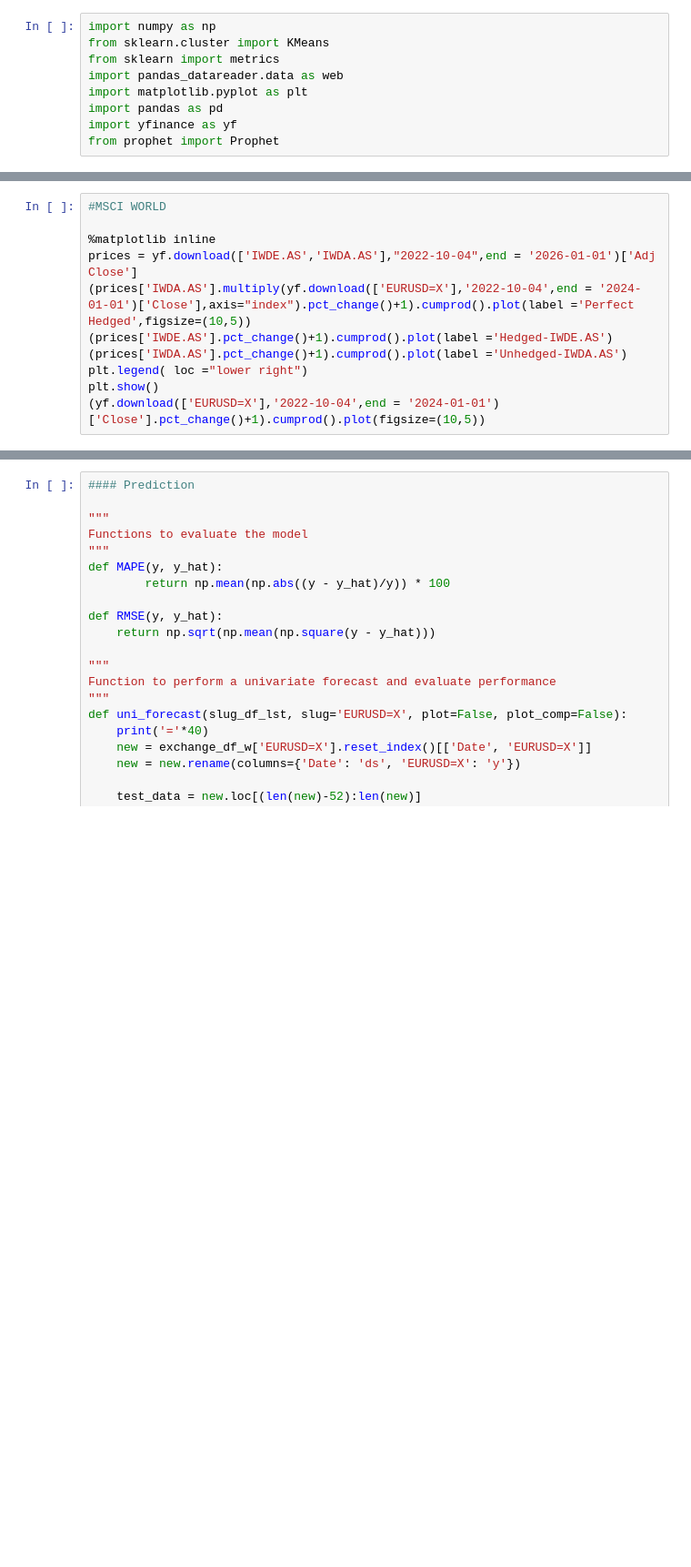
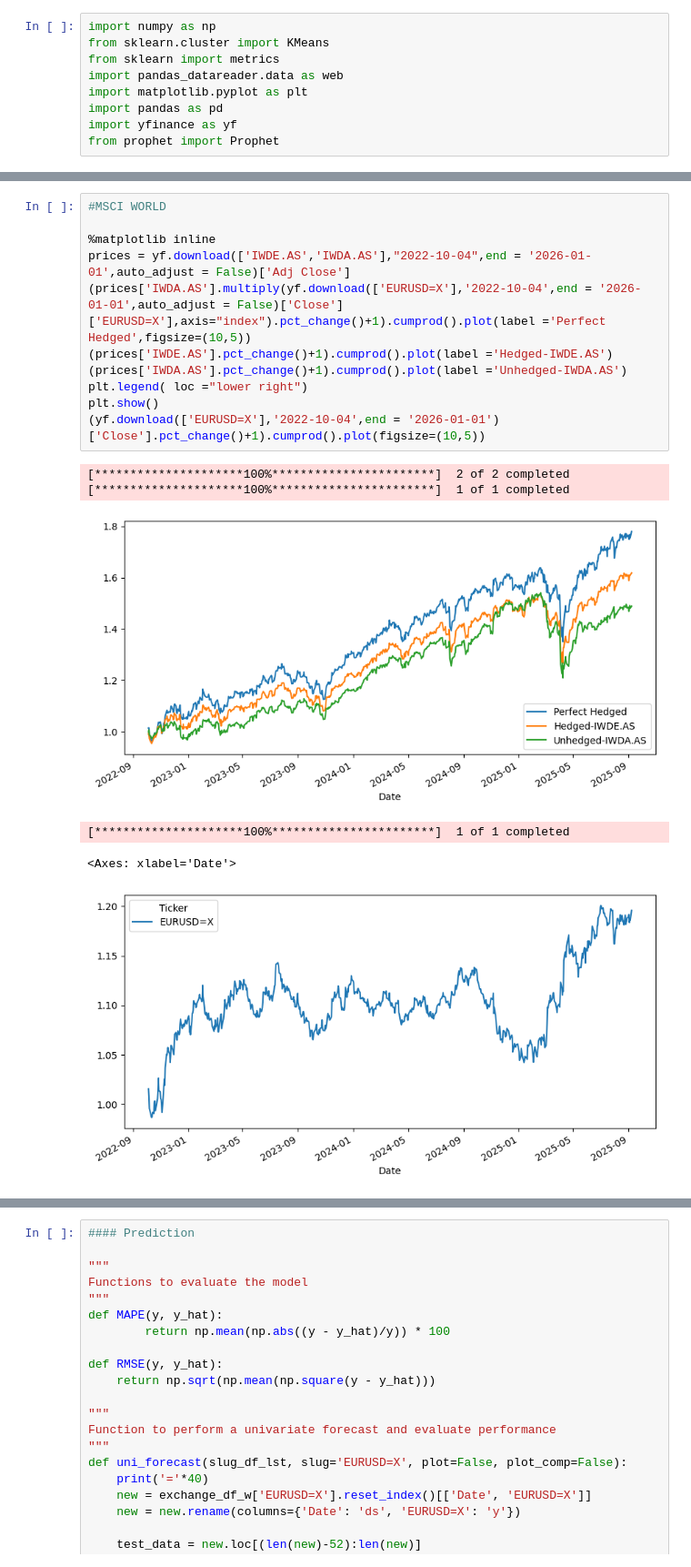
Before and after one commit to paolobalasso/YoutubeTrading, a Jupyter notebook: HedgedvsUnheadged.ipynb, the cells around one changed output, grey strips where cells are left out. Shown at 91% size. Cells and saved outputs as stored; diff of their text form; blank space fills up the shorter version.

```diff
--- a/HedgedvsUnheadged.ipynb
+++ b/HedgedvsUnheadged.ipynb
@@ -23,13 +45,20 @@ exchange_df = yf.download(['EURUSD=X','GBPUSD=X','EURGBP=X'],'2004-01-04',end =
 # %%
 #MSCI WORLD
 
 %matplotlib inline
-prices = yf.download(['IWDE.AS','IWDA.AS'],"2022-10-04",end = '2026-01-01')['Adj Close']
-(prices['IWDA.AS'].multiply(yf.download(['EURUSD=X'],'2022-10-04',end = '2024-01-01')['Close'],axis="index").pct_change()+1).cumprod().plot(label ='Perfect Hedged',figsize=(10,5))
+prices = yf.download(['IWDE.AS','IWDA.AS'],"2022-10-04",end = '2026-01-01',auto_adjust = False)['Adj Close']
+(prices['IWDA.AS'].multiply(yf.download(['EURUSD=X'],'2022-10-04',end = '2026-01-01',auto_adjust = False)['Close']['EURUSD=X'],axis="index").pct_change()+1).cumprod().plot(label ='Perfect Hedged',figsize=(10,5))
 (prices['IWDE.AS'].pct_change()+1).cumprod().plot(label ='Hedged-IWDE.AS')
 (prices['IWDA.AS'].pct_change()+1).cumprod().plot(label ='Unhedged-IWDA.AS')
 plt.legend( loc ="lower right")
 plt.show()
-(yf.download(['EURUSD=X'],'2022-10-04',end = '2024-01-01')['Close'].pct_change()+1).cumprod().plot(figsize=(10,5))
+(yf.download(['EURUSD=X'],'2022-10-04',end = '2026-01-01')['Close'].pct_change()+1).cumprod().plot(figsize=(10,5))
+# %% [output]
+[*********************100%***********************]  2 of 2 completed
+[*********************100%***********************]  1 of 1 completed
+[figure, added]
+[*********************100%***********************]  1 of 1 completed
+<Axes: xlabel='Date'>
+[figure, added]
 # %%
 %matplotlib inline
```
Also changed, not shown: parts of 9 cells of this notebook.
